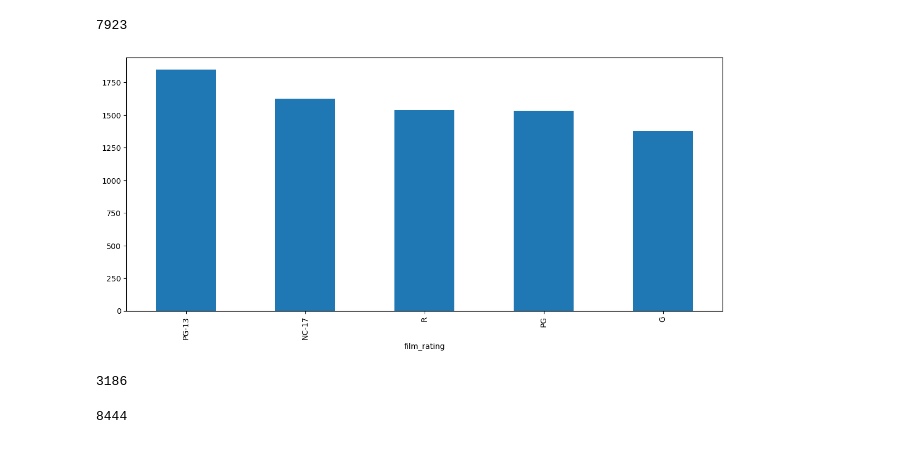
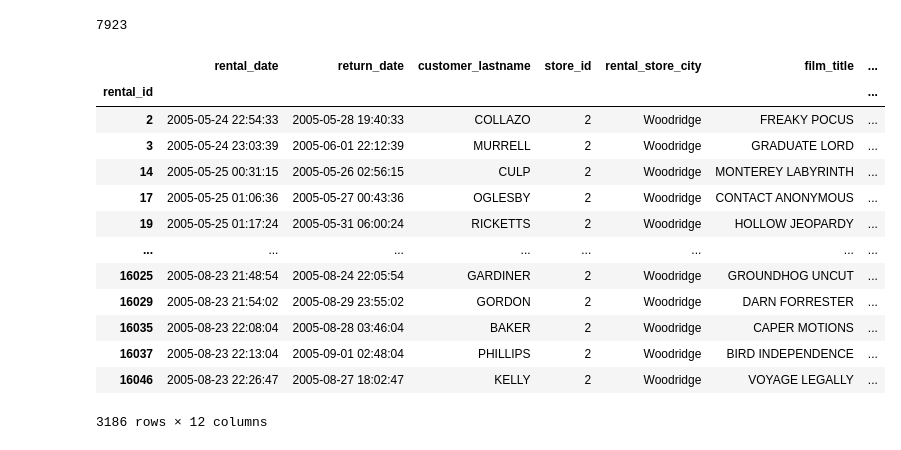
Before and after one commit to luroel/sakiladb, a Jupyter notebook: main_sakila_db.ipynb, the cells around one changed output. Drawn from its saved outputs; the diff is of its cells as text; code cells hidden in the pictures.

Commit message:
Correcciones rentas en Woodrigge con duración de más 5 días

```diff
--- a/main_sakila_db.ipynb
+++ b/main_sakila_db.ipynb
@@ -290,17 +280,20 @@ df.loc[df['film_daily_rental_rate'] == df['film_daily_rental_rate'].max()].head(
 df.loc[df['rental_store_city'] == 'Lethbridge'].shape[0]
 # %% [output]
 7923
-# %%
-df.loc[df['rental_store_city'] == 'Lethbridge', 'film_rating'].value_counts()
-df.loc[df['rental_store_city'] == 'Lethbridge', 'film_rating'].value_counts().plot(kind='bar', figsize=(14,6))
-plt.show()
-# %% [output]
-[figure, removed]
-# %%
-df.loc[(df['rental_store_city'] == 'Woodridge') & (df['film_rental_duration'] > 5)].shape[0]
-# %% [output]
-3186
-# %%
-df.loc[(df['store_id'] == 2) | (df['film_replacement_cost'] < 10.99)].shape[0]
-# %% [output]
-8444
+# %%
+df.loc[(df['rental_store_city'] == 'Woodridge') & (df['film_rental_duration'] > 5)]
+# %% [output]
+|  | rental_date | return_date | customer_lastname | store_id | rental_store_city | film_title | ... |
+| rental_id |  |  |  |  |  |  | ... |
+| 2 | 2005-05-24 22:54:33 | 2005-05-28 19:40:33 | COLLAZO | 2 | Woodridge | FREAKY POCUS | ... |
+| 3 | 2005-05-24 23:03:39 | 2005-06-01 22:12:39 | MURRELL | 2 | Woodridge | GRADUATE LORD | ... |
+| 14 | 2005-05-25 00:31:15 | 2005-05-26 02:56:15 | CULP | 2 | Woodridge | MONTEREY LABYRINTH | ... |
+| 17 | 2005-05-25 01:06:36 | 2005-05-27 00:43:36 | OGLESBY | 2 | Woodridge | CONTACT ANONYMOUS | ... |
+| 19 | 2005-05-25 01:17:24 | 2005-05-31 06:00:24 | RICKETTS | 2 | Woodridge | HOLLOW JEOPARDY | ... |
+| ... | ... | ... | ... | ... | ... | ... | ... |
+| 16025 | 2005-08-23 21:48:54 | 2005-08-24 22:05:54 | GARDINER | 2 | Woodridge | GROUNDHOG UNCUT | ... |
+| 16029 | 2005-08-23 21:54:02 | 2005-08-29 23:55:02 | GORDON | 2 | Woodridge | DARN FORRESTER | ... |
+| 16035 | 2005-08-23 22:08:04 | 2005-08-28 03:46:04 | BAKER | 2 | Woodridge | CAPER MOTIONS | ... |
+| 16037 | 2005-08-23 22:13:04 | 2005-09-01 02:48:04 | PHILLIPS | 2 | Woodridge | BIRD INDEPENDENCE | ... |
+| 16046 | 2005-08-23 22:26:47 | 2005-08-27 18:02:47 | KELLY | 2 | Woodridge | VOYAGE LEGALLY | ... |
+3186 rows × 12 columns
```
Also changed, not shown: parts of 3 cells of this notebook.
